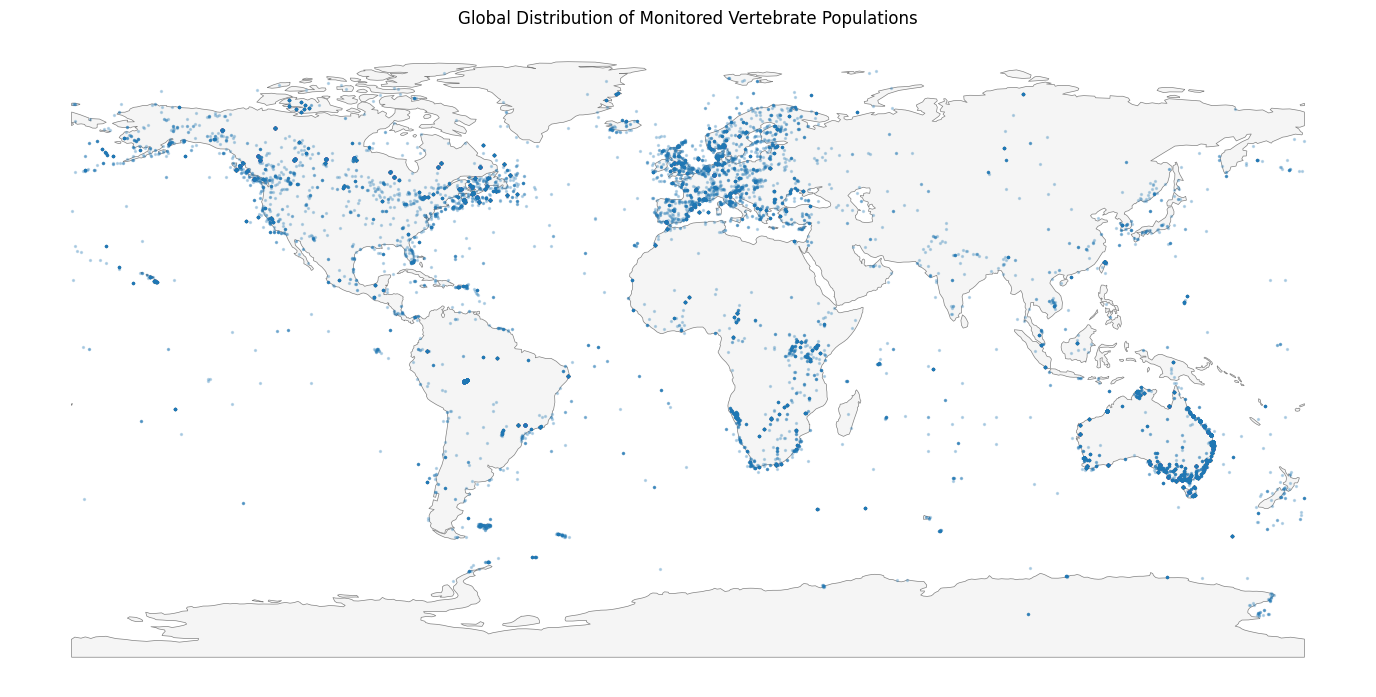
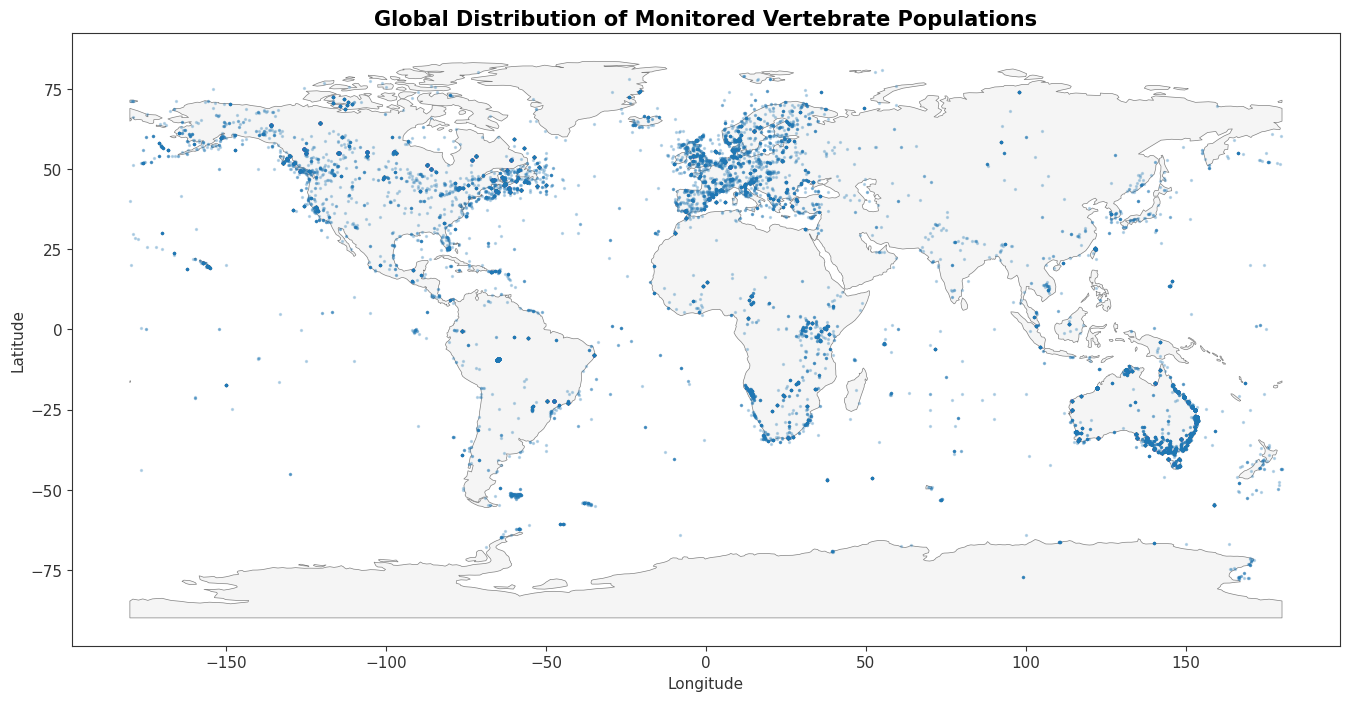
The notebook cell's code change between the first figure and the second:
--- before
+++ after
@@ -17,5 +17,5 @@
 )
 
-ax.set_axis_off()
+
 ax.set_title(
     "Global Distribution of Monitored Vertebrate Populations",

Commit: modified notebooks and figures